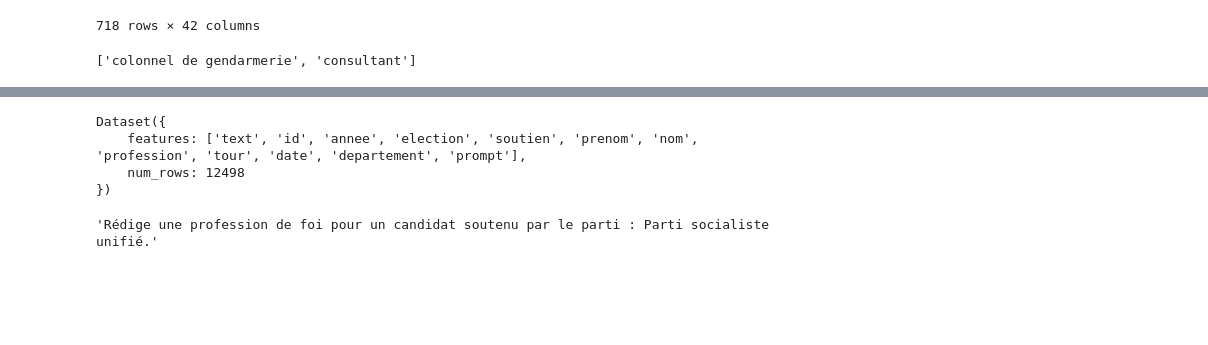
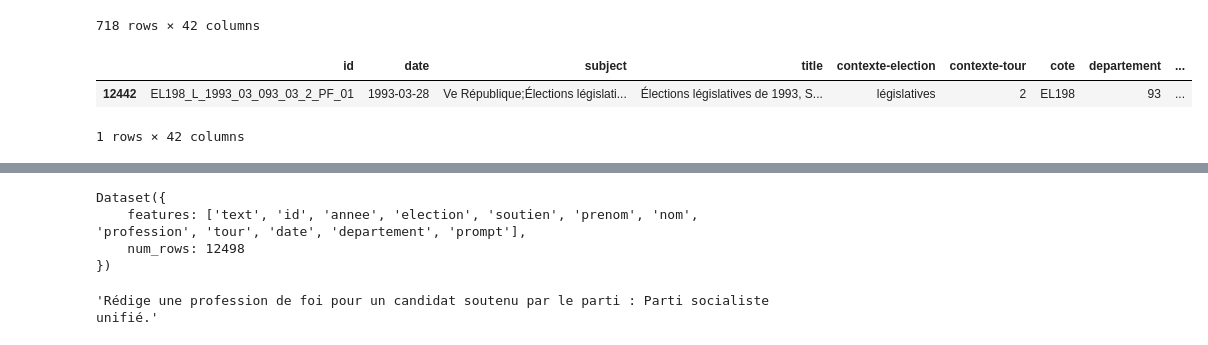
Before and after one commit to felixdechamps/projet-nlp-3A, a Jupyter notebook: main.ipynb, the cells around one changed output, grey strips where cells are left out. Drawn from its saved outputs; the diff is of its cells as text; code cells hidden in the pictures; blank space fills up the shorter version.

```diff
--- a/main.ipynb
+++ b/main.ipynb
@@ -198,7 +198,9 @@ metadata[metadata['titulaire-nom'] == "non mentionné"]
 #     f"au tour {example['contexte-tour']} des élections législatives de {example['date']} "
 #     f"dans le département : {example['departement-nom']}."
 # )
-# %%
-"colonnel de gendarmerie;consultant".split(';'";)
-# %% [output]
-['colonnel de gendarmerie', 'consultant']
+# %%
+metadata[metadata["titulaire-soutien"] == "Rassemblement pour la République;Union pour la démocratie française;Centre des démocrates sociaux;Centre national des indépendants"]
+# %% [output]
+|  | id | date | subject | title | contexte-election | contexte-tour | cote | departement | ... |
+| 12442 | EL198_L_1993_03_093_03_2_PF_01 | 1993-03-28 | Ve République;Élections législati... | Élections législatives de 1993, S... | législatives | 2 | EL198 | 93 | ... |
+1 rows × 42 columns
```
Also changed, not shown: parts of 6 cells of this notebook.
